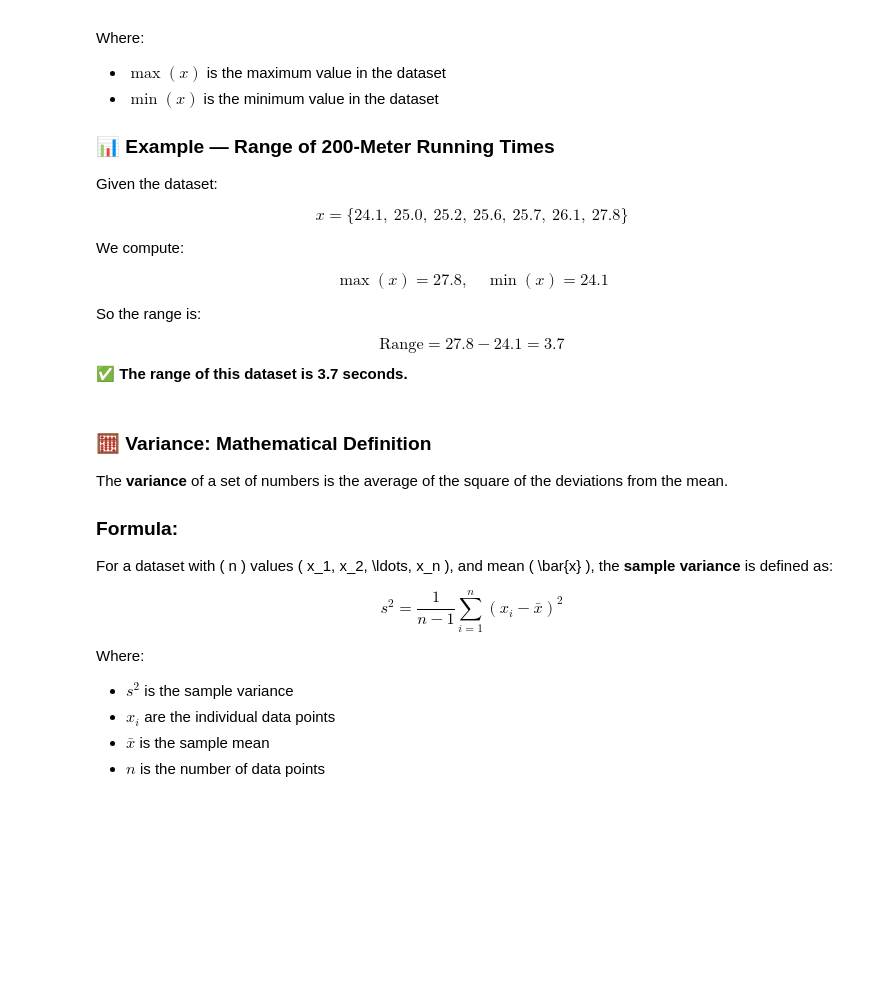
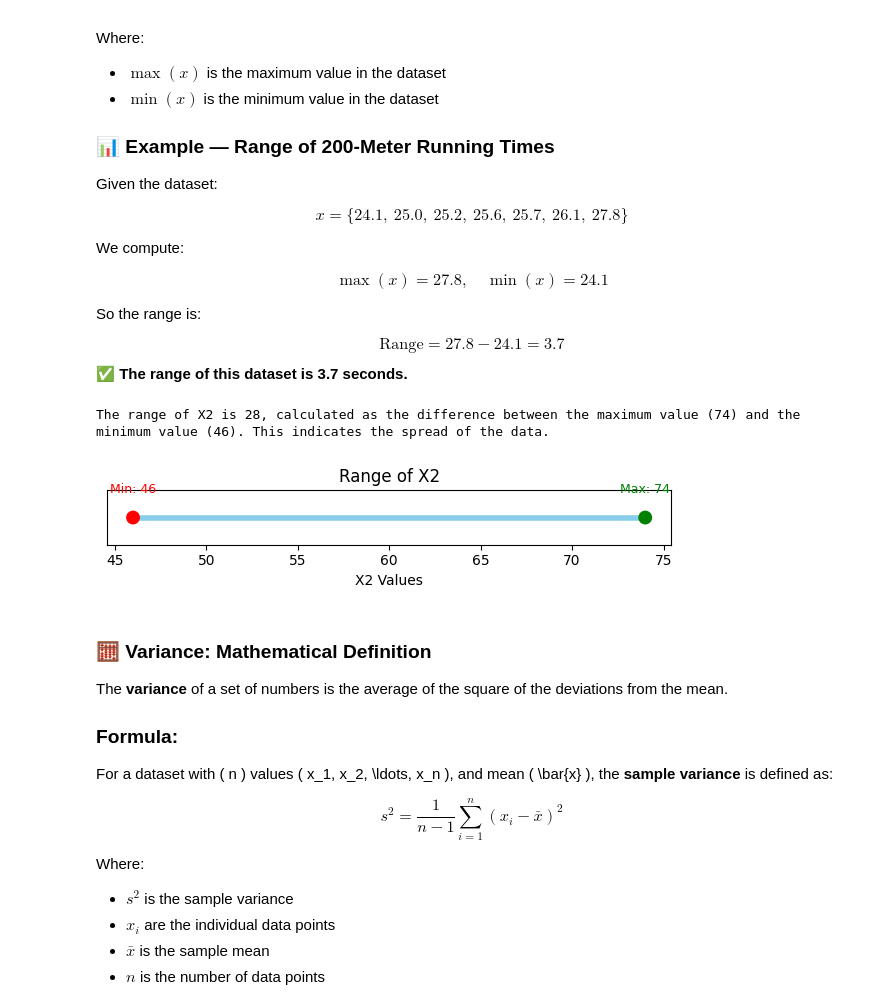
Before and after one commit to abdullahiabdirizak32-hub/DataStructuresWorkshop-Group2, a Jupyter notebook: IntroToDataStructures_Workshop_challenge.ipynb, the cells around one changed output. Cells and saved outputs as stored; diff of their text form; code cells hidden in the pictures; blank space fills up the shorter version.

```diff
--- a/IntroToDataStructures_Workshop_challenge.ipynb
+++ b/IntroToDataStructures_Workshop_challenge.ipynb
@@ -981,21 +981,37 @@ $$
 **✅ The range of this dataset is 3.7 seconds.**
 # %%
 import pandas as pd
+import matplotlib.pyplot as plt
 
 # Load the dataset
-# Assumes df = pd.read_csv("Systolic1.csv")
+df = pd.read_csv("./data/Systolic1.csv")
 
-# Define a function to interpret the range of the X2 column
+# Define a function to interpret the range of the X2 column and plot it
 def interpret_range(dataframe):
     min_val = dataframe['X2'].min()
     max_val = dataframe['X2'].max()
     range_val = max_val - min_val
-    return f"The range of X2 is {range_val}, calculated as the difference between the maximum value ({max_val}) and the minimum value ({min_val}). This indicates the spread of the data."
 
-# Call the function and print the interpretation
-print(interpret_range(df))
+    # Print interpretation first
+    print(f"The range of X2 is {range_val}, calculated as the difference between the maximum value ({max_val}) and the minimum value ({min_val}). This indicates the spread of the data.")
 
-# TODO  - Implement the method to calculate and interpret the range by charting it
+    # Visualize the range using a simple line + points
+    plt.figure(figsize=(6, 1.5))
+    plt.hlines(y=1, xmin=min_val, xmax=max_val, color='skyblue', linewidth=4)
+    plt.scatter([min_val, max_val], [1, 1], color=['red', 'green'], s=80, zorder=5)
+    plt.text(min_val, 1.05, f"Min: {min_val}", ha='center', fontsize=9, color='red')
+    plt.text(max_val, 1.05, f"Max: {max_val}", ha='center', fontsize=9, color='green')
+    plt.title("Range of X2")
+    plt.yticks([])
+    plt.xlabel("X2 Values")
+    plt.tight_layout()
+    plt.show(block=True)  # ✅ Ensures the chart displays in non-notebook environments
+
+# Call the function
+interpret_range(df)
+# %% [output]
+The range of X2 is 28, calculated as the difference between the maximum value (74) and the minimum value (46). This indicates the spread of the data.
+[figure, added]
 # %% [markdown]
 ### 🧮 Variance: Mathematical Definition
 
```
Also changed, not shown: parts of 4 cells of this notebook.
